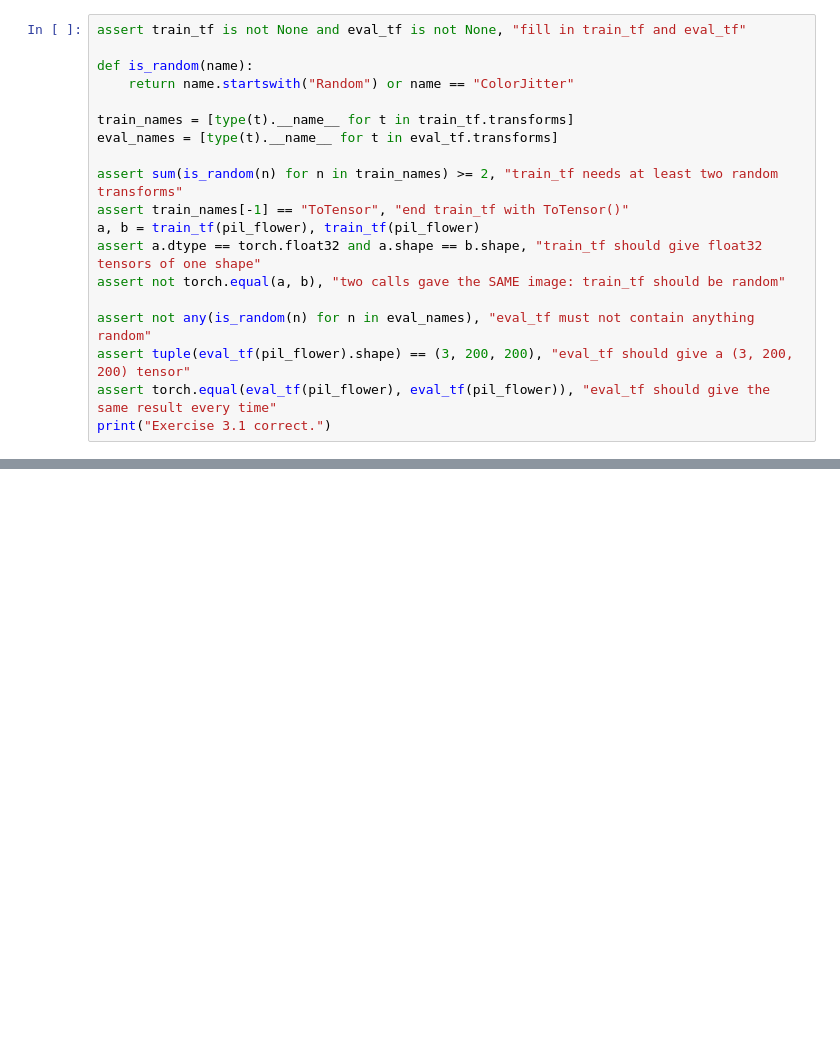
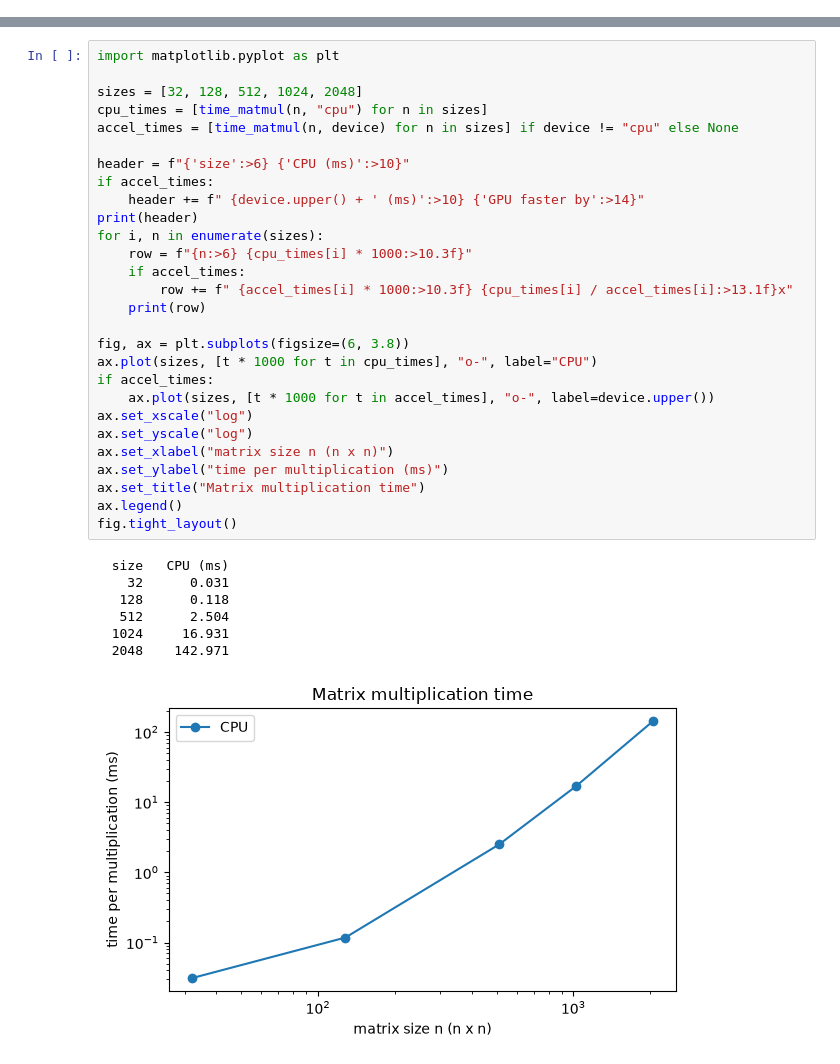
Before and after one commit to aseel-uni-acc/arti303-2250009331-Alashqar, a Jupyter notebook: lab09.ipynb, the cells around one changed output, grey strips where cells are left out. Saved outputs shown, nothing was run; the diff lists cells and outputs as text; blank space fills up the shorter version.

```diff
--- a/lab09.ipynb
+++ b/lab09.ipynb
@@ -453,19 +0,0 @@ eval_tf = transforms.Compose(
-# %%
-assert train_tf is not None and eval_tf is not None, "fill in train_tf and eval_tf"
-
-def is_random(name):
-    return name.startswith("Random") or name == "ColorJitter"
-
-train_names = [type(t).__name__ for t in train_tf.transforms]
-eval_names = [type(t).__name__ for t in eval_tf.transforms]
-
-assert sum(is_random(n) for n in train_names) >= 2, "train_tf needs at least two random transforms"
-assert train_names[-1] == "ToTensor", "end train_tf with ToTensor()"
-a, b = train_tf(pil_flower), train_tf(pil_flower)
-assert a.dtype == torch.float32 and a.shape == b.shape, "train_tf should give float32 tensors of one shape"
-assert not torch.equal(a, b), "two calls gave the SAME image: train_tf should be random"
-
-assert not any(is_random(n) for n in eval_names), "eval_tf must not contain anything random"
-assert tuple(eval_tf(pil_flower).shape) == (3, 200, 200), "eval_tf should give a (3, 200, 200) tensor"
-assert torch.equal(eval_tf(pil_flower), eval_tf(pil_flower)), "eval_tf should give the same result every time"
-print("Exercise 3.1 correct.")
@@ -840,0 +225,36 @@ image and a label, so `ImageDataset`'s idea carries straight over.
+# %%
+import matplotlib.pyplot as plt
+
+sizes = [32, 128, 512, 1024, 2048]
+cpu_times = [time_matmul(n, "cpu") for n in sizes]
+accel_times = [time_matmul(n, device) for n in sizes] if device != "cpu" else None
+
+header = f"{'size':>6} {'CPU (ms)':>10}"
+if accel_times:
+    header += f" {device.upper() + ' (ms)':>10} {'GPU faster by':>14}"
+print(header)
+for i, n in enumerate(sizes):
+    row = f"{n:>6} {cpu_times[i] * 1000:>10.3f}"
+    if accel_times:
+        row += f" {accel_times[i] * 1000:>10.3f} {cpu_times[i] / accel_times[i]:>13.1f}x"
+    print(row)
+
+fig, ax = plt.subplots(figsize=(6, 3.8))
+ax.plot(sizes, [t * 1000 for t in cpu_times], "o-", label="CPU")
+if accel_times:
+    ax.plot(sizes, [t * 1000 for t in accel_times], "o-", label=device.upper())
+ax.set_xscale("log")
+ax.set_yscale("log")
+ax.set_xlabel("matrix size n (n x n)")
+ax.set_ylabel("time per multiplication (ms)")
+ax.set_title("Matrix multiplication time")
+ax.legend()
+fig.tight_layout()
+# %% [output]
+  size   CPU (ms)
+    32      0.031
+   128      0.118
+   512      2.504
+  1024     16.931
+  2048    142.971
+[figure, added]
```
Also changed, not shown: parts of 113 cells of this notebook, 14 other files.
